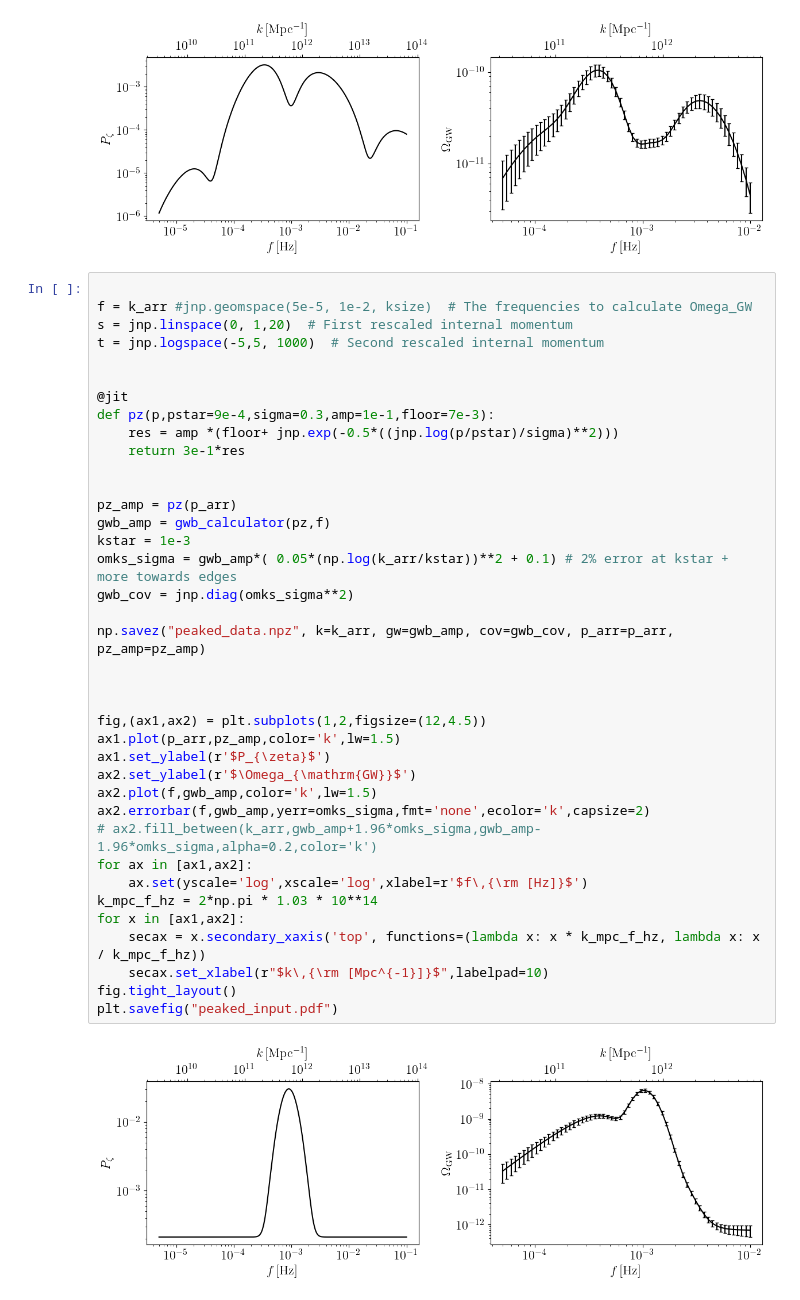
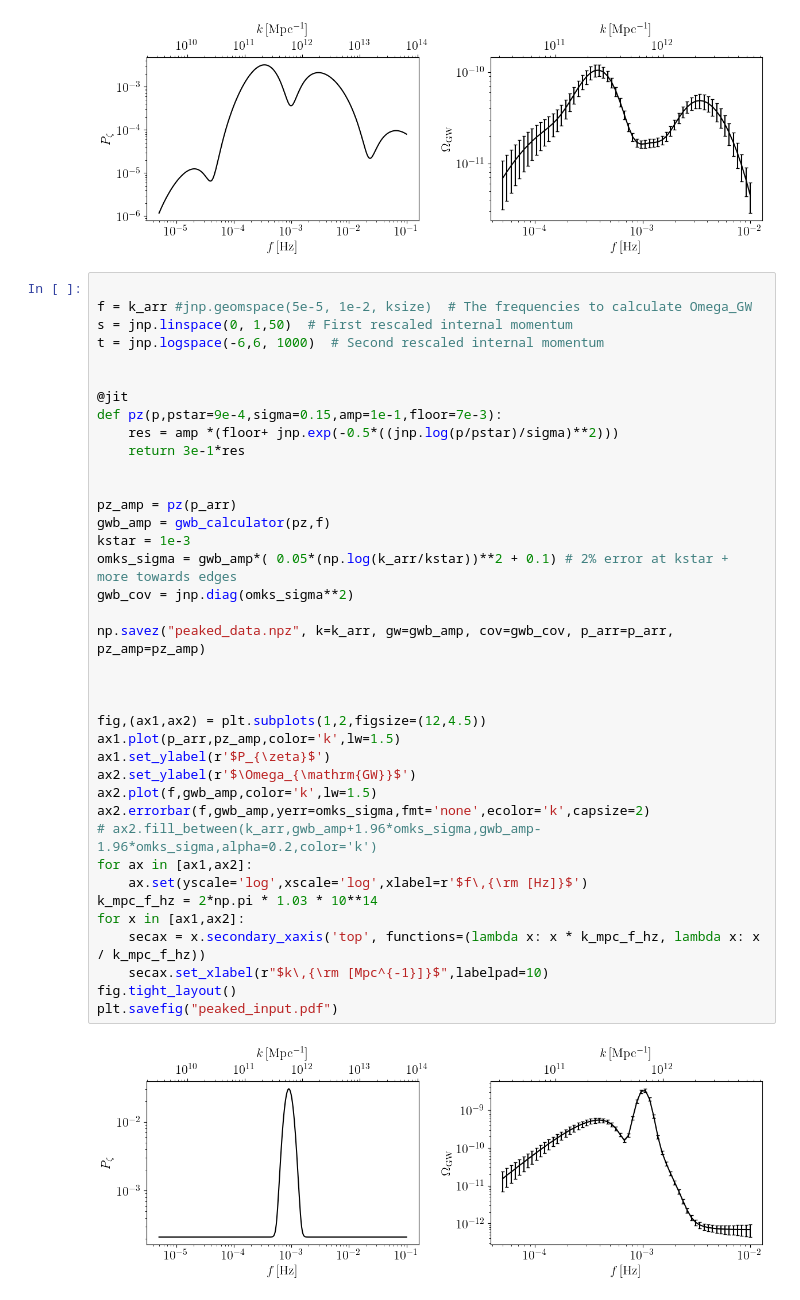
Before and after one commit to Ameek94/SIGW_Inverse, a Jupyter notebook: spectrum_examples.ipynb, the cells around one changed output. Cells and saved outputs as stored; diff of their text form.

```diff
--- a/spectrum_examples.ipynb
+++ b/spectrum_examples.ipynb
@@ -128,43 +128,43 @@ plt.savefig("osc_input.pdf")
 # %%
 
 f = k_arr #jnp.geomspace(5e-5, 1e-2, ksize)  # The frequencies to calculate Omega_GW
-s = jnp.linspace(0, 1,20)  # First rescaled internal momentum
-t = jnp.logspace(-5,5, 1000)  # Second rescaled internal momentum
+s = jnp.linspace(0, 1,50)  # First rescaled internal momentum
+t = jnp.logspace(-6,6, 1000)  # Second rescaled internal momentum
 
 
 @jit
-def pz(p,pstar=9e-4,sigma=0.3,amp=1e-1,floor=7e-3):
+def pz(p,pstar=9e-4,sigma=0.15,amp=1e-1,floor=7e-3):
     res = amp *(floor+ jnp.exp(-0.5*((jnp.log(p/pstar)/sigma)**2)))
     return 3e-1*res
 
 
 pz_amp = pz(p_arr)
 gwb_amp = gwb_calculator(pz,f)
 kstar = 1e-3
 omks_sigma = gwb_amp*( 0.05*(np.log(k_arr/kstar))**2 + 0.1) # 2% error at kstar + more towards edges
 gwb_cov = jnp.diag(omks_sigma**2)
 
 np.savez("peaked_data.npz", k=k_arr, gw=gwb_amp, cov=gwb_cov, p_arr=p_arr, pz_amp=pz_amp)
 
 
 
 fig,(ax1,ax2) = plt.subplots(1,2,figsize=(12,4.5))
 ax1.plot(p_arr,pz_amp,color='k',lw=1.5)
 ax1.set_ylabel(r'$P_{\zeta}$')
 ax2.set_ylabel(r'$\Omega_{\mathrm{GW}}$')
 ax2.plot(f,gwb_amp,color='k',lw=1.5)
 ax2.errorbar(f,gwb_amp,yerr=omks_sigma,fmt='none',ecolor='k',capsize=2)
 # ax2.fill_between(k_arr,gwb_amp+1.96*omks_sigma,gwb_amp-1.96*omks_sigma,alpha=0.2,color='k')
 for ax in [ax1,ax2]:
     ax.set(yscale='log',xscale='log',xlabel=r'$f\,{\rm [Hz]}$')
 k_mpc_f_hz = 2*np.pi * 1.03 * 10**14
 for x in [ax1,ax2]:
     secax = x.secondary_xaxis('top', functions=(lambda x: x * k_mpc_f_hz, lambda x: x / k_mpc_f_hz))
     secax.set_xlabel(r"$k\,{\rm [Mpc^{-1}]}$",labelpad=10)
 fig.tight_layout()
 plt.savefig("peaked_input.pdf")
 # %% [output]
-[figure, old version]
+[figure, new version]
 # %%
 fig,ax = plt.subplots(2,3,figsize=(16,7.5),layout='tight',sharex='row')
 datadir = ['bpl_data.npz','osc_data.npz','peaked_data.npz']
```
Also changed, not shown: parts of 3 cells of this notebook, 1 other file.
